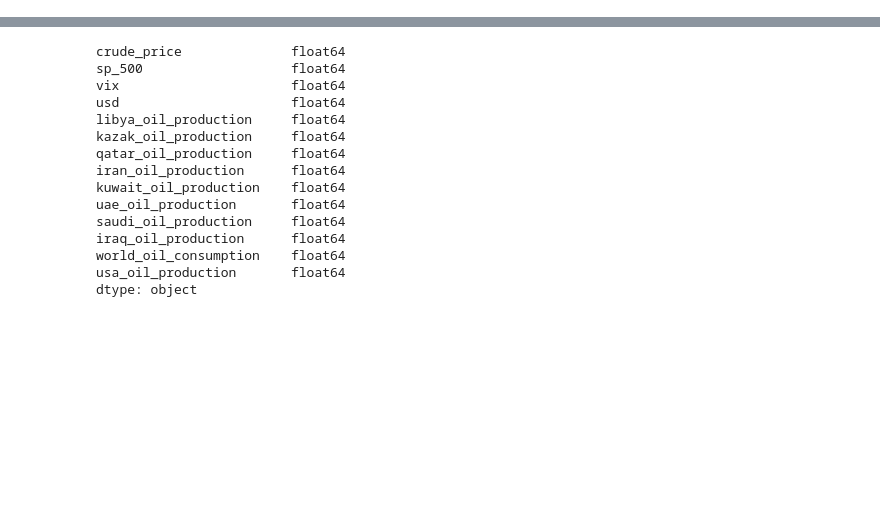
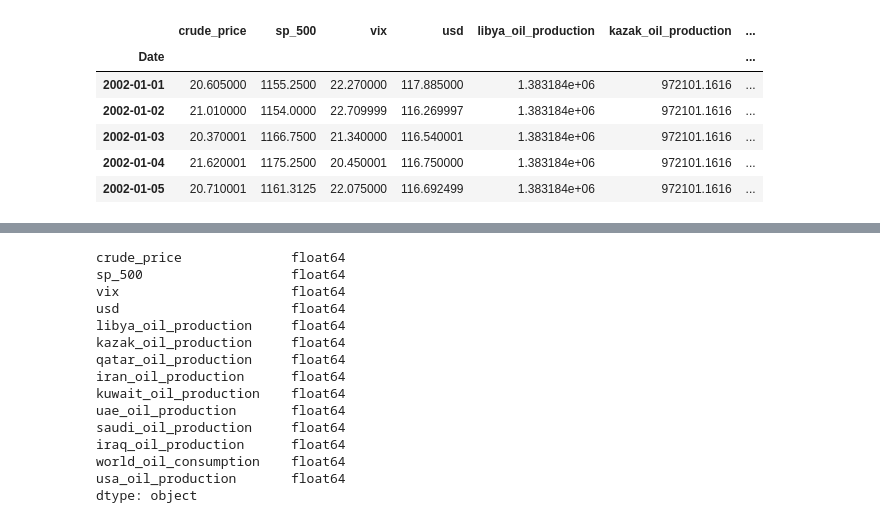
Before and after one commit to Andrew-Bordei/Data-Science, a Jupyter notebook: oil_model/notebooks/eda.ipynb, the cells around one changed output, grey strips where cells are left out. Saved outputs shown, nothing was run; the diff lists cells and outputs as text; code cells hidden in the pictures; blank space fills up the shorter version.

```diff
--- a/oil_model/notebooks/eda.ipynb
+++ b/oil_model/notebooks/eda.ipynb
@@ -16,6 +16,16 @@ from eda import *
 features_df = pd.read_csv("../data/cleaned_dataset.csv")
 features_df.set_index(features_df['Date'],inplace=True)
 features_df.drop(columns='Date',inplace=True)
+# %%
+features_df.head()
+# %% [output]
+|  | crude_price | sp_500 | vix | usd | libya_oil_production | kazak_oil_production | ... |
+| Date |  |  |  |  |  |  | ... |
+| 2002-01-01 | 20.605000 | 1155.2500 | 22.270000 | 117.885000 | 1.383184e+06 | 972101.1616 | ... |
+| 2002-01-02 | 21.010000 | 1154.0000 | 22.709999 | 116.269997 | 1.383184e+06 | 972101.1616 | ... |
+| 2002-01-03 | 20.370001 | 1166.7500 | 21.340000 | 116.540001 | 1.383184e+06 | 972101.1616 | ... |
+| 2002-01-04 | 21.620001 | 1175.2500 | 20.450001 | 116.750000 | 1.383184e+06 | 972101.1616 | ... |
+| 2002-01-05 | 20.710001 | 1161.3125 | 22.075000 | 116.692499 | 1.383184e+06 | 972101.1616 | ... |
 # %%
 features_df.shape
 # %% [output]
```
Also changed, not shown: parts of 18 cells of this notebook, 5 other files.
